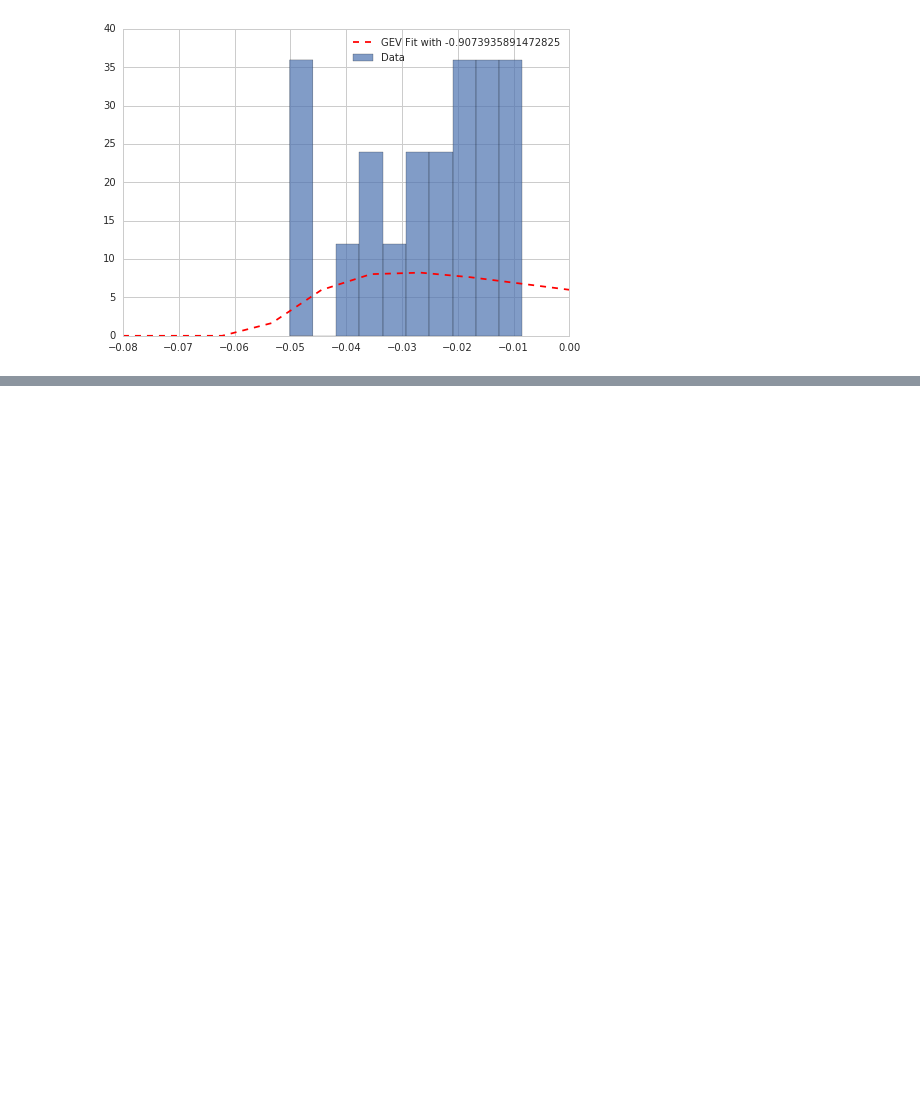
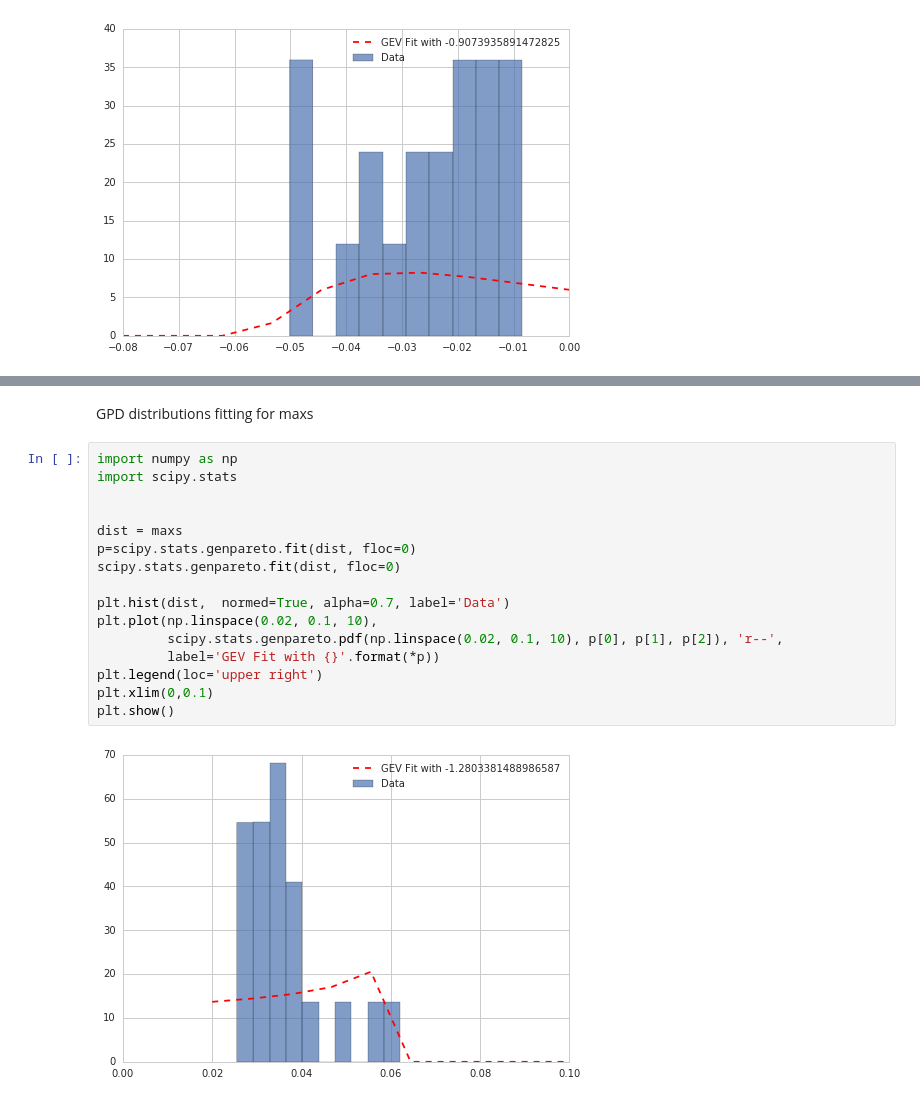
Before and after one commit to vipmax/PM, a Jupyter notebook: Probabilistic Modelling Notebook Task 2.ipynb, the cells around one changed output, grey strips where cells are left out. Saved outputs shown, nothing was run; the diff lists cells and outputs as text; blank space fills up the shorter version.

```diff
--- a/Probabilistic Modelling Notebook Task 2.ipynb
+++ b/Probabilistic Modelling Notebook Task 2.ipynb
@@ -152,0 +185,20 @@ plt.show()
+# %% [markdown]
+GPD distributions fitting for maxs
+# %%
+import numpy as np
+import scipy.stats
+
+
+dist = maxs
+p=scipy.stats.genpareto.fit(dist, floc=0)
+scipy.stats.genpareto.fit(dist, floc=0)
+
+plt.hist(dist,  normed=True, alpha=0.7, label='Data')
+plt.plot(np.linspace(0.02, 0.1, 10),
+         scipy.stats.genpareto.pdf(np.linspace(0.02, 0.1, 10), p[0], p[1], p[2]), 'r--',
+         label='GEV Fit with {}'.format(*p))
+plt.legend(loc='upper right')
+plt.xlim(0,0.1)
+plt.show()
+# %% [output]
+[figure, added]
```
Also changed, not shown: parts of 15 cells of this notebook.
